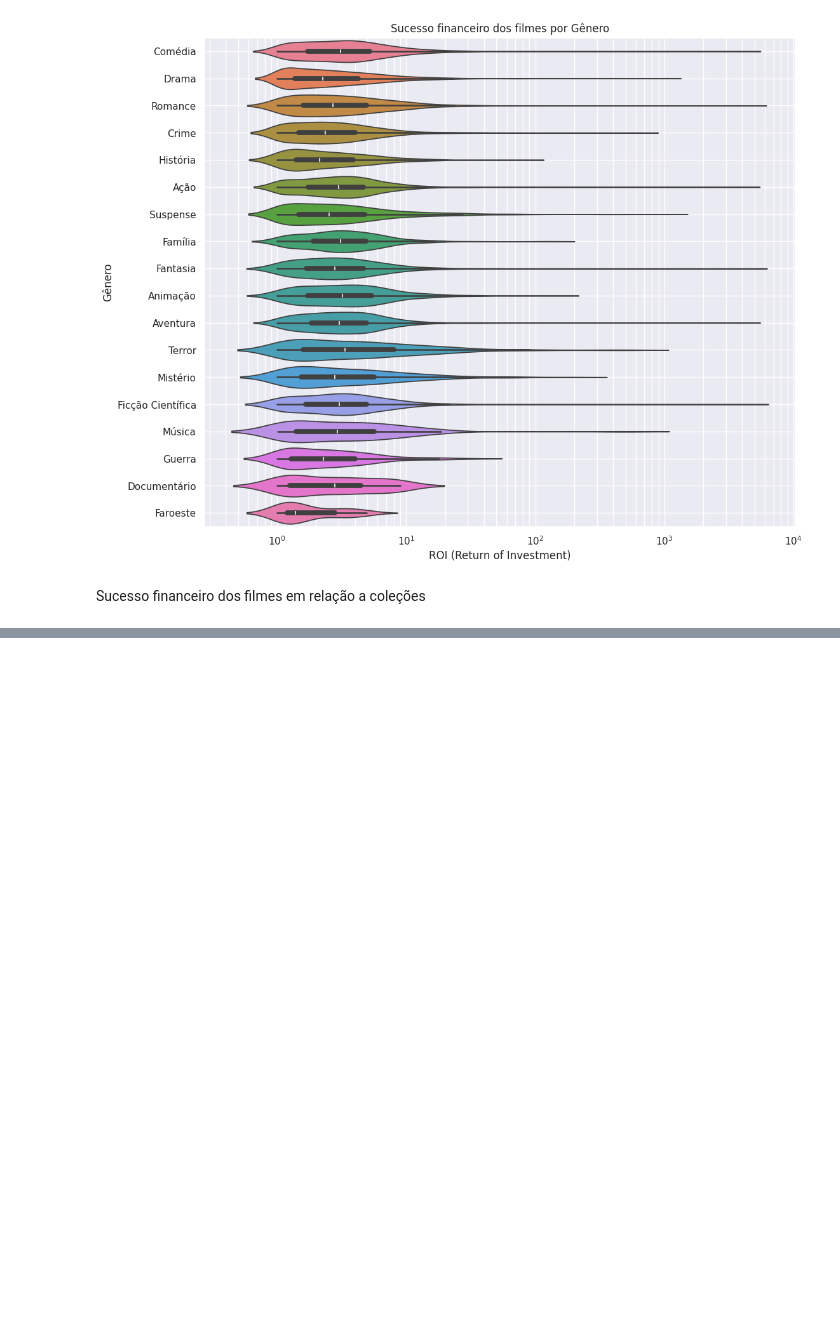
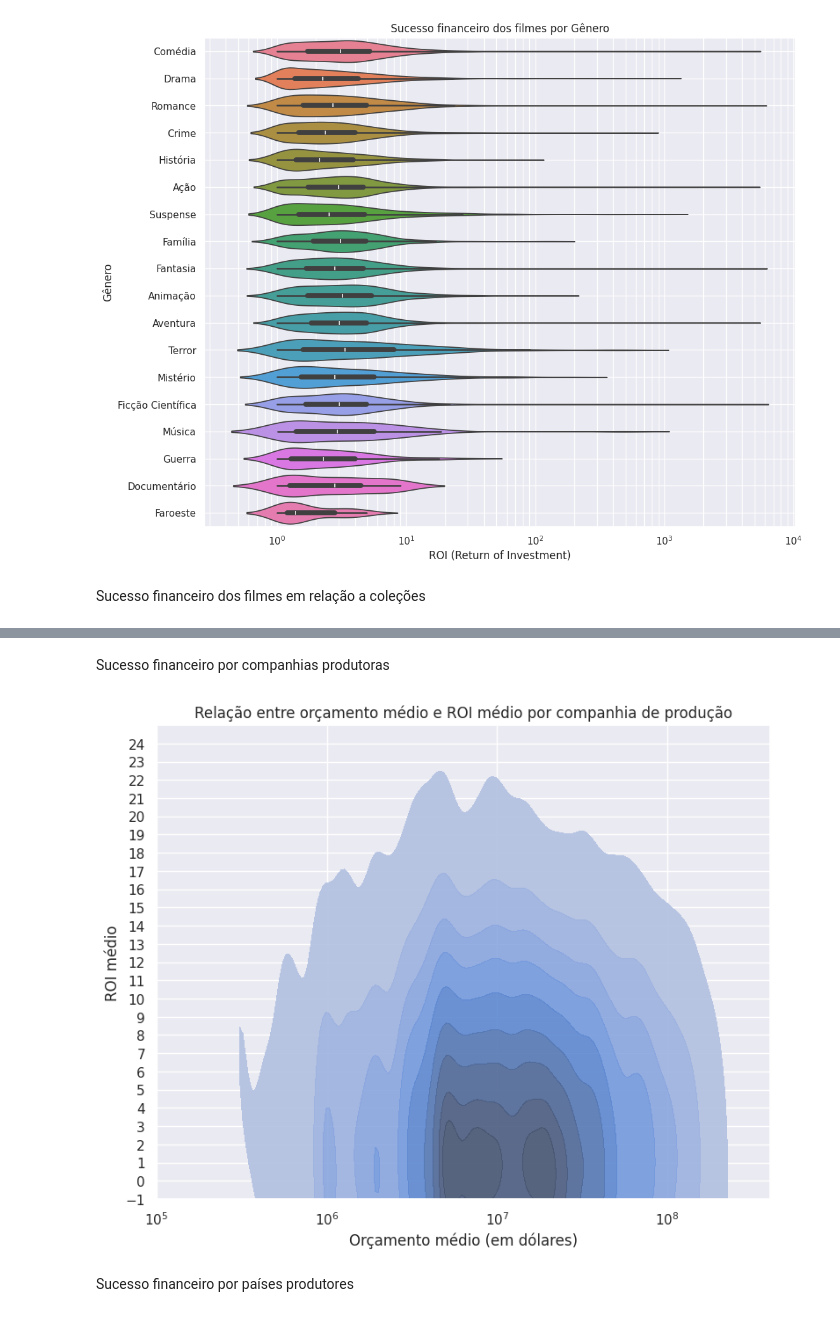
Before and after one commit to gustavo-oo/movie-data, a Jupyter notebook: data-visualizer.ipynb, the cells around one changed output, grey strips where cells are left out. Drawn from its saved outputs; the diff is of its cells as text; code cells hidden in the pictures; blank space fills up the shorter version.

```diff
--- a/data-visualizer.ipynb
+++ b/data-visualizer.ipynb
@@ -978,0 +967,56 @@ df_exploded['production_companies']
+# %% [markdown]
+Sucesso financeiro por companhias produtoras
+# %%
+df = movies_data_by_year['all']
+df['production_companies'] = df['production_companies'].apply(lambda x: ast.literal_eval(x) if isinstance(x, str) else x)
+df['roi'] = ((df['revenue'] - df['budget']) / df['budget'])
+df_exploded = df.explode('production_companies')
+df_exploded['company_name'] = df_exploded['production_companies'].apply(lambda x: x['name'] if isinstance(x, dict) else None)
+
+# df_exploded = pd.concat([df_exploded.drop(['production_companies'], axis=1), df_exploded['production_companies'].apply(pd.Series)], axis=1)
+
+company_stats = df_exploded.groupby('company_name').agg(
+    avg_budget=('budget', 'mean'),
+    avg_roi=('roi', 'mean'),
+).reset_index()
+
+# df_top_companies
+# df_exploded['company_name'] = df['production_companies'].apply(lambda x: x.name)
+
+# plt.figure(figsize=(12, 8))
+# scatter_plot = sns.scatterplot(
+#     data=company_stats,
+#     x='avg_budget',
+#     y='avg_roi',
+#     size='num_films',
+#     sizes=(20, 200),
+#     alpha=0.6,
+#     hue="num_films",
+# )
+
+# plt.yscale('log')
+# plt.xscale('log')
+# plt.show()
+
+
+plt.figure(figsize=(9, 7))
+plt.yticks(range(-1, 25, 1))
+sns.kdeplot(
+    data=company_stats,
+    x='avg_budget',
+    y='avg_roi',
+    fill=True,
+    alpha=0.9,
+    log_scale=[True, False],
+    clip=((5, 9), (-1, 25)),
+    bw_adjust=.3
+)
+
+plt.xlabel('Orçamento médio (em dólares)')
+plt.ylabel('ROI médio')
+plt.title('Relação entre orçamento médio e ROI médio por companhia de produção')
+plt.show()
+# %% [output]
+[figure, added]
+# %% [markdown]
+Sucesso financeiro por países produtores
```
Also changed, not shown: parts of 23 cells of this notebook, 7 other files.
